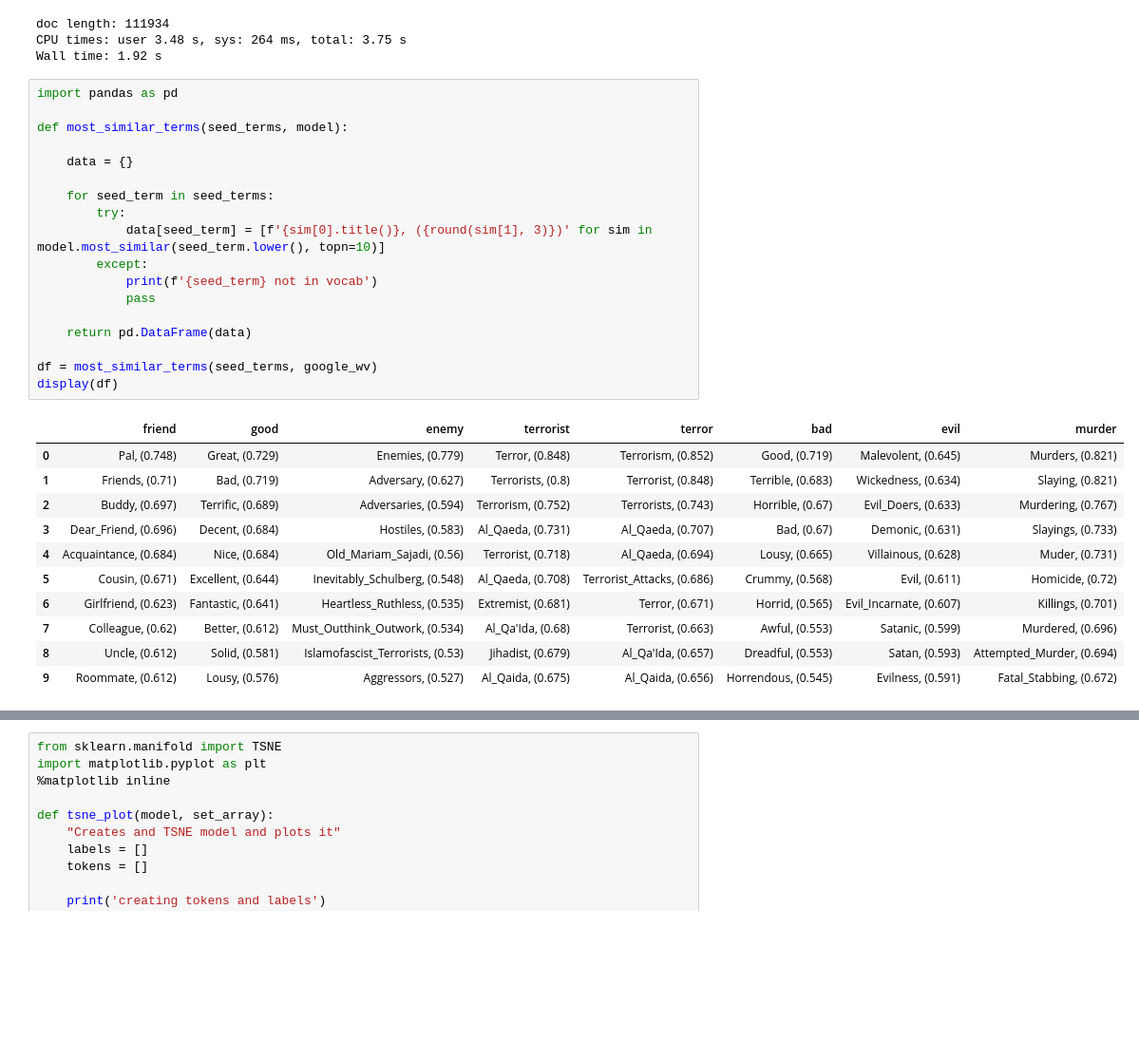
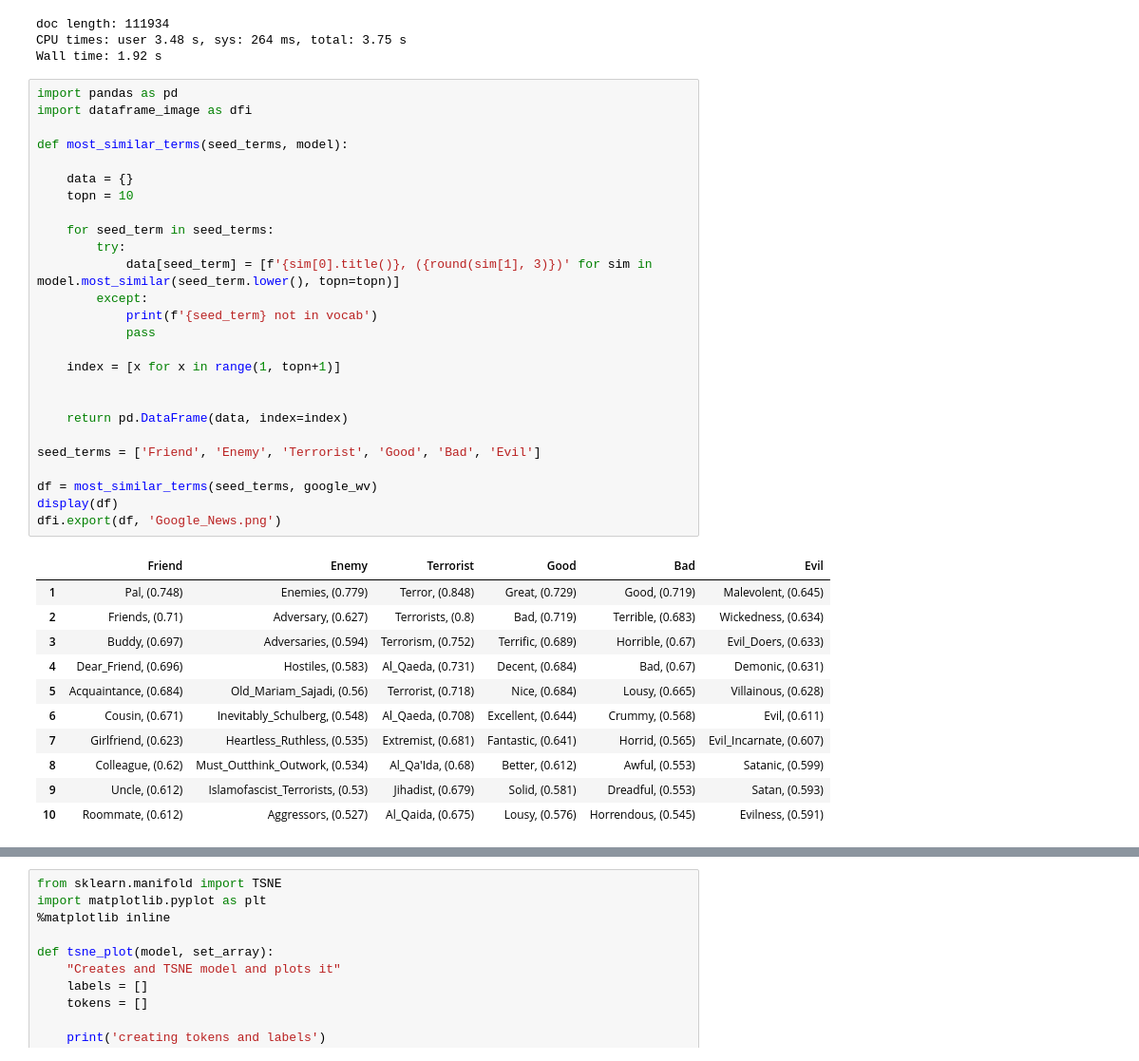
Before and after one commit to Fourthought/Hostile-Narrative-Analysis, a Jupyter notebook: Quantitative Analysis/Experiment 2 - Assessing Google News/Assessing Google News word2vec.ipynb, the cells around one changed output, grey strips where cells are left out. Shown: that part at 95% size. Cells and saved outputs as stored; diff of their text form; blank space fills up the shorter version.

```diff
--- a/Quantitative Analysis/Experiment 2 - Assessing Google News/Assessing Google News word2vec.ipynb
+++ b/Quantitative Analysis/Experiment 2 - Assessing Google News/Assessing Google News word2vec.ipynb
@@ -81,31 +120,39 @@ CPU times: user 3.48 s, sys: 264 ms, total: 3.75 s
 Wall time: 1.92 s
 # %%
 import pandas as pd
+import dataframe_image as dfi
 
 def most_similar_terms(seed_terms, model):
 
     data = {}
+    topn = 10
 
     for seed_term in seed_terms:
         try:
-            data[seed_term] = [f'{sim[0].title()}, ({round(sim[1], 3)})' for sim in model.most_similar(seed_term.lower(), topn=10)]
+            data[seed_term] = [f'{sim[0].title()}, ({round(sim[1], 3)})' for sim in model.most_similar(seed_term.lower(), topn=topn)]
         except:
             print(f'{seed_term} not in vocab')
             pass
 
-    return pd.DataFrame(data)
+    index = [x for x in range(1, topn+1)]
+
+
+    return pd.DataFrame(data, index=index)
+
+seed_terms = ['Friend', 'Enemy', 'Terrorist', 'Good', 'Bad', 'Evil']
 
 df = most_similar_terms(seed_terms, google_wv)
 display(df)
+dfi.export(df, 'Google_News.png')
 # %% [output]
-|  | friend | good | enemy | terrorist | terror | bad | evil | murder |
-| 0 | Pal, (0.748) | Great, (0.729) | Enemies, (0.779) | Terror, (0.848) | Terrorism, (0.852) | Good, (0.719) | Malevolent, (0.645) | Murders, (0.821) |
-| 1 | Friends, (0.71) | Bad, (0.719) | Adversary, (0.627) | Terrorists, (0.8) | Terrorist, (0.848) | Terrible, (0.683) | Wickedness, (0.634) | Slaying, (0.821) |
-| 2 | Buddy, (0.697) | Terrific, (0.689) | Adversaries, (0.594) | Terrorism, (0.752) | Terrorists, (0.743) | Horrible, (0.67) | Evil_Doers, (0.633) | Murdering, (0.767) |
-| 3 | Dear_Friend, (0.696) | Decent, (0.684) | Hostiles, (0.583) | Al_Qaeda, (0.731) | Al_Qaeda, (0.707) | Bad, (0.67) | Demonic, (0.631) | Slayings, (0.733) |
-| 4 | Acquaintance, (0.684) | Nice, (0.684) | Old_Mariam_Sajadi, (0.56) | Terrorist, (0.718) | Al_Qaeda, (0.694) | Lousy, (0.665) | Villainous, (0.628) | Muder, (0.731) |
-| 5 | Cousin, (0.671) | Excellent, (0.644) | Inevitably_Schulberg, (0.548) | Al_Qaeda, (0.708) | Terrorist_Attacks, (0.686) | Crummy, (0.568) | Evil, (0.611) | Homicide, (0.72) |
-| 6 | Girlfriend, (0.623) | Fantastic, (0.641) | Heartless_Ruthless, (0.535) | Extremist, (0.681) | Terror, (0.671) | Horrid, (0.565) | Evil_Incarnate, (0.607) | Killings, (0.701) |
-| 7 | Colleague, (0.62) | Better, (0.612) | Must_Outthink_Outwork, (0.534) | Al_Qa'Ida, (0.68) | Terrorist, (0.663) | Awful, (0.553) | Satanic, (0.599) | Murdered, (0.696) |
-| 8 | Uncle, (0.612) | Solid, (0.581) | Islamofascist_Terrorists, (0.53) | Jihadist, (0.679) | Al_Qa'Ida, (0.657) | Dreadful, (0.553) | Satan, (0.593) | Attempted_Murder, (0.694) |
-| 9 | Roommate, (0.612) | Lousy, (0.576) | Aggressors, (0.527) | Al_Qaida, (0.675) | Al_Qaida, (0.656) | Horrendous, (0.545) | Evilness, (0.591) | Fatal_Stabbing, (0.672) |
+|  | Friend | Enemy | Terrorist | Good | Bad | Evil |
+| 1 | Pal, (0.748) | Enemies, (0.779) | Terror, (0.848) | Great, (0.729) | Good, (0.719) | Malevolent, (0.645) |
+| 2 | Friends, (0.71) | Adversary, (0.627) | Terrorists, (0.8) | Bad, (0.719) | Terrible, (0.683) | Wickedness, (0.634) |
+| 3 | Buddy, (0.697) | Adversaries, (0.594) | Terrorism, (0.752) | Terrific, (0.689) | Horrible, (0.67) | Evil_Doers, (0.633) |
+| 4 | Dear_Friend, (0.696) | Hostiles, (0.583) | Al_Qaeda, (0.731) | Decent, (0.684) | Bad, (0.67) | Demonic, (0.631) |
+| 5 | Acquaintance, (0.684) | Old_Mariam_Sajadi, (0.56) | Terrorist, (0.718) | Nice, (0.684) | Lousy, (0.665) | Villainous, (0.628) |
+| 6 | Cousin, (0.671) | Inevitably_Schulberg, (0.548) | Al_Qaeda, (0.708) | Excellent, (0.644) | Crummy, (0.568) | Evil, (0.611) |
+| 7 | Girlfriend, (0.623) | Heartless_Ruthless, (0.535) | Extremist, (0.681) | Fantastic, (0.641) | Horrid, (0.565) | Evil_Incarnate, (0.607) |
+| 8 | Colleague, (0.62) | Must_Outthink_Outwork, (0.534) | Al_Qa'Ida, (0.68) | Better, (0.612) | Awful, (0.553) | Satanic, (0.599) |
+| 9 | Uncle, (0.612) | Islamofascist_Terrorists, (0.53) | Jihadist, (0.679) | Solid, (0.581) | Dreadful, (0.553) | Satan, (0.593) |
+| 10 | Roommate, (0.612) | Aggressors, (0.527) | Al_Qaida, (0.675) | Lousy, (0.576) | Horrendous, (0.545) | Evilness, (0.591) |
```
Also changed, not shown: parts of 9 cells of this notebook, 8 other files.
